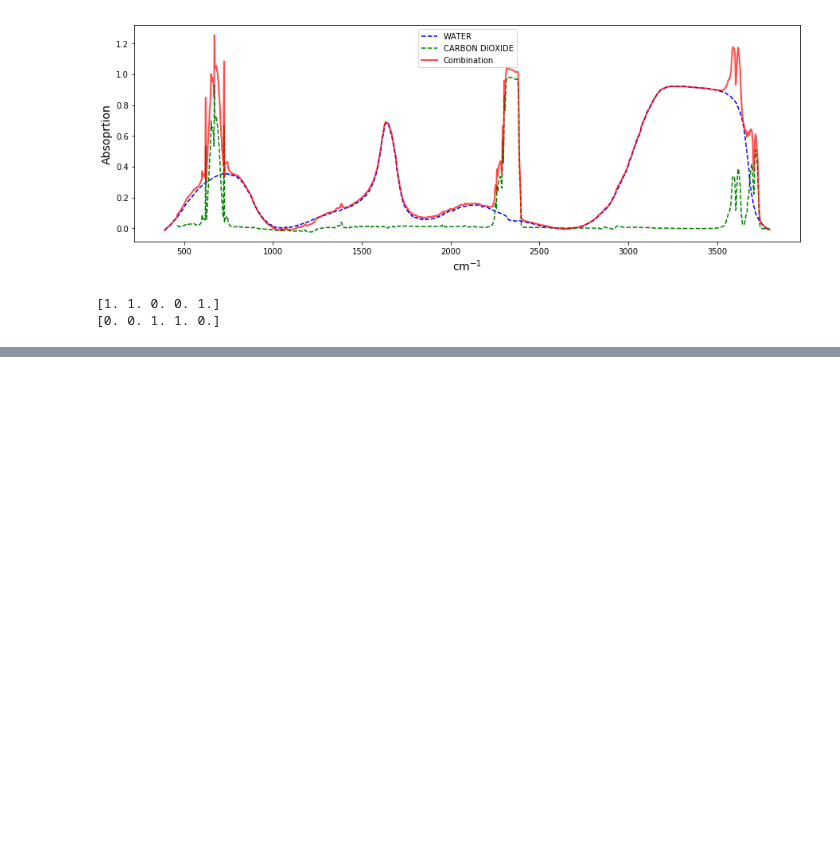
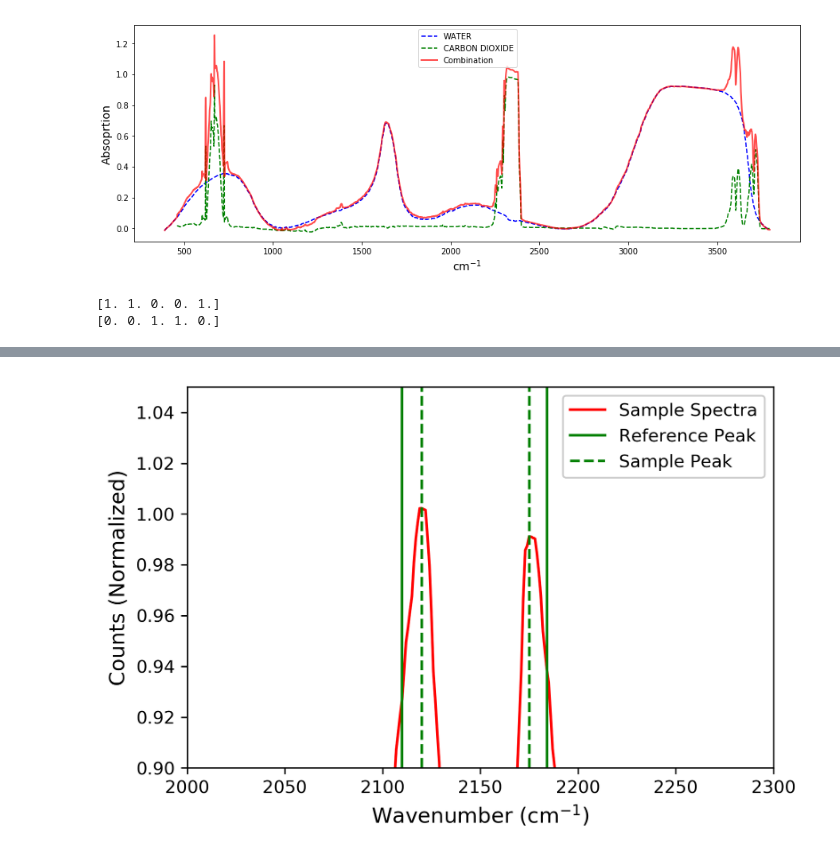
Before and after one commit to raman-noodles/Raman-noodles, a Jupyter notebook: examples/Poster Image Generation - Peak Identification.ipynb, the cells around one changed output, grey strips where cells are left out. Cells and saved outputs as stored; diff of their text form; code cells hidden in the pictures; blank space fills up the shorter version.

```diff
--- a/examples/Poster Image Generation - Peak Identification.ipynb
+++ b/examples/Poster Image Generation - Peak Identification.ipynb
@@ -91,0 +114,20 @@ for i in peak_list[0]:
+# %%
+#Ok, now that we have which peaks belong to which component, we'll need to plot their position.
+fig = plt.figure(figsize=(6,4), dpi = 300)
+plt.plot(H2O_CO_x, H2O_CO_y, color = 'red', label = 'Sample Spectra')
+
+
+plt.axvline(x = H2O_CO_peaks[2], color = 'green', label='Reference Peak')
+plt.axvline(x = H2O_CO_peaks[2]+10, color = 'green', linestyle='--', label='Sample Peak')
+plt.axvline(x = H2O_CO_peaks[3], color = 'green')
+plt.axvline(x = H2O_CO_peaks[3]-9, color = 'green', linestyle='--')
+
+plt.xlabel('Wavenumber (cm$^{-1}$)', fontsize=12)
+plt.ylabel('Counts (Normalized)', fontsize=12)
+plt.ylim(0.9, 1.05)
+plt.xlim(2000, 2300)
+plt.legend(loc=1, framealpha=1)
+
+# plt.savefig('errors_example_plot.png')
+# %% [output]
+[figure, added]
```
Also changed, not shown: parts of 4 cells of this notebook, 7 other files.
